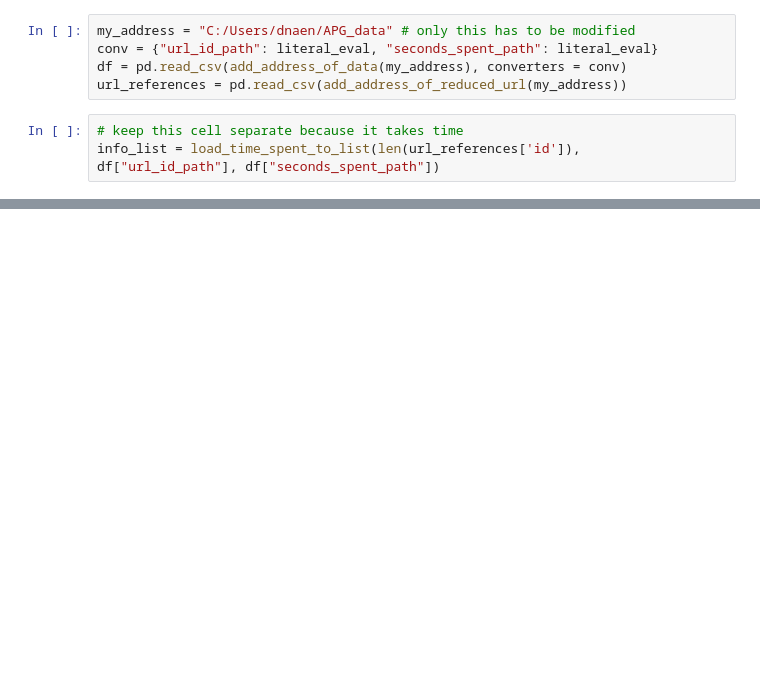
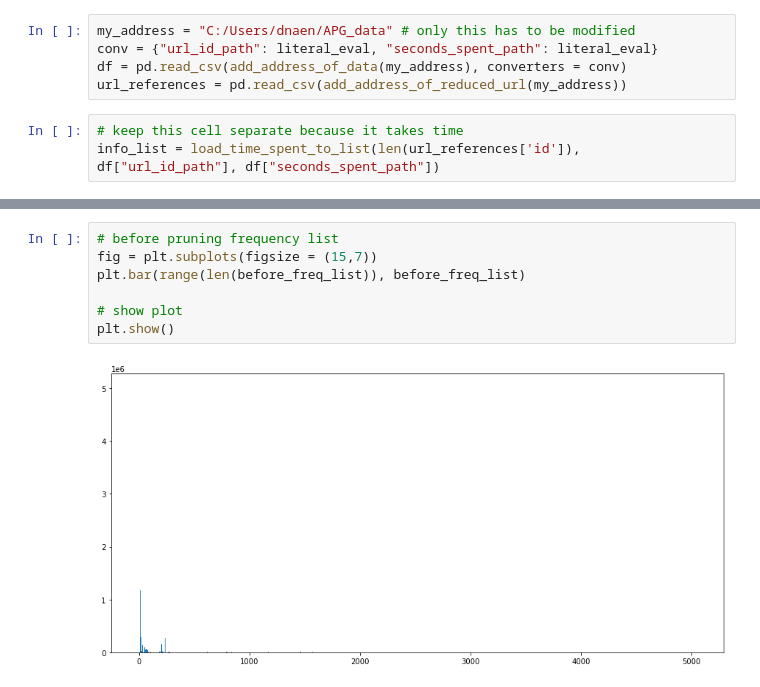
Before and after one commit to MatthewFoster02/3-1-APG-Digital-Exit-Strategy, a Jupyter notebook: src/main/time_spent_visualization.ipynb, the cells around one changed output, grey strips where cells are left out. Saved outputs shown, nothing was run; the diff lists cells and outputs as text; blank space fills up the shorter version.

```diff
--- a/src/main/time_spent_visualization.ipynb
+++ b/src/main/time_spent_visualization.ipynb
@@ -130 +139,10 @@ lower, upper = (m-s*t_crit/np.sqrt(len(freq_list)), m+s*t_crit/np.sqrt(len(freq_
+# %%
+# before pruning frequency list
+fig = plt.subplots(figsize = (15,7))
+plt.bar(range(len(before_freq_list)), before_freq_list)
+
+# show plot
+plt.show()
+# %% [output]
+[figure, added]
 # %%
```
Also changed, not shown: parts of 9 cells of this notebook, 2 other files.
